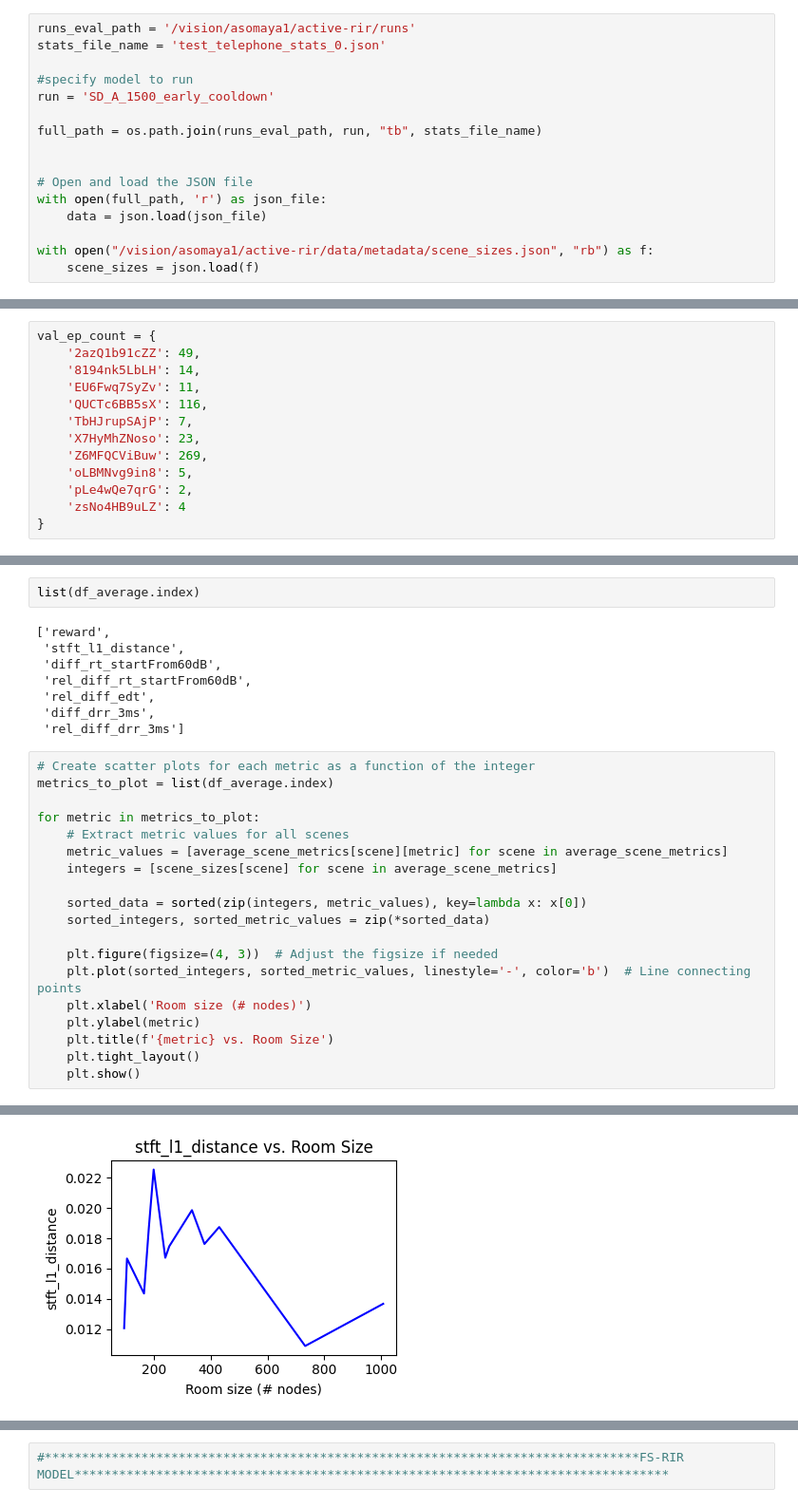
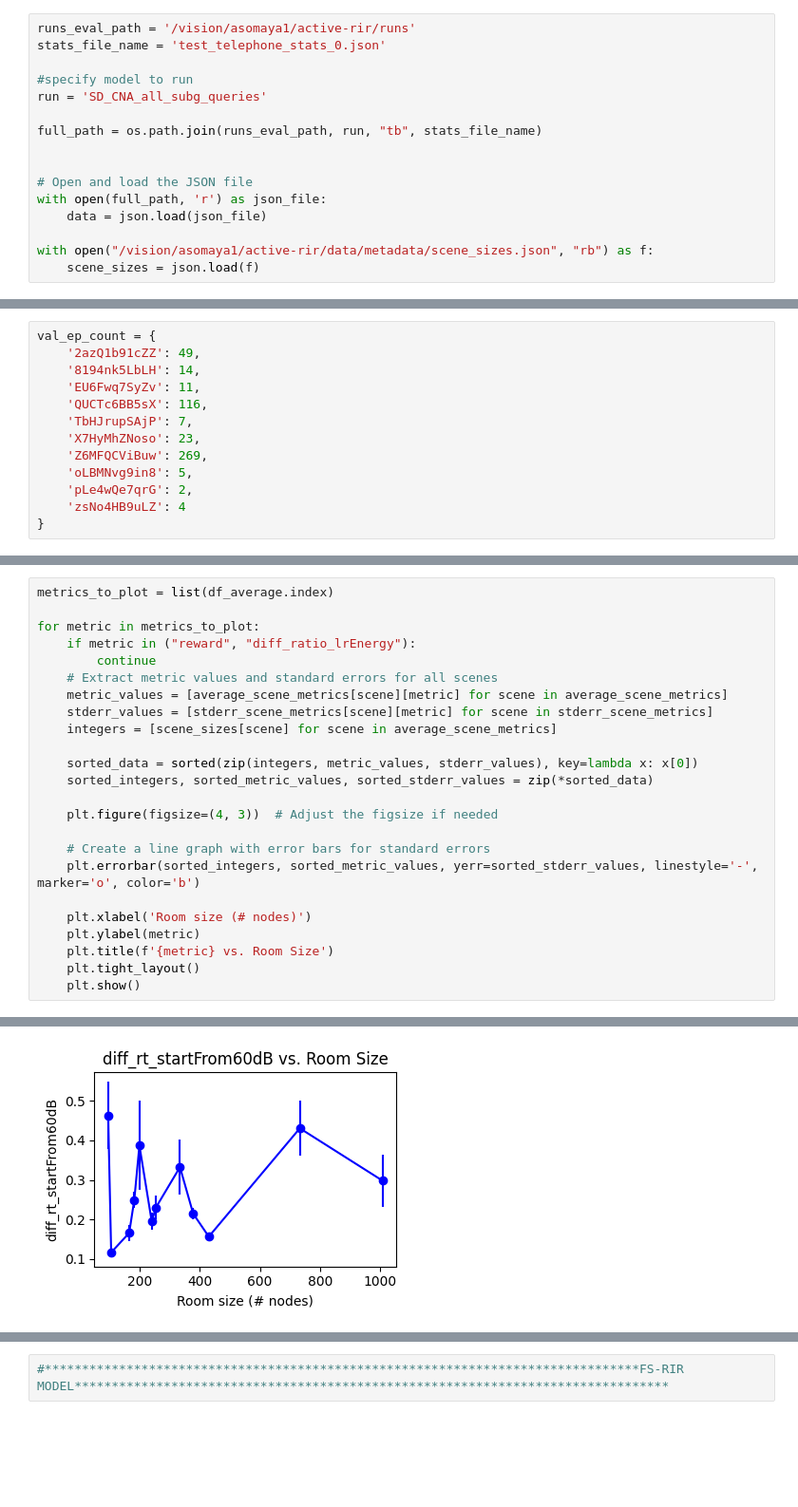
Before and after one commit to arjunrs1/active-rir, a Jupyter notebook: scripts/eval_stats_aggregation/compute_fs_rir_eval_stats.ipynb, the cells around one changed output, grey strips where cells are left out. Shown at 95% size. Drawn from its saved outputs; the diff is of its cells as text; blank space fills up the shorter version.

```diff
--- a/scripts/eval_stats_aggregation/compute_fs_rir_eval_stats.ipynb
+++ b/scripts/eval_stats_aggregation/compute_fs_rir_eval_stats.ipynb
@@ -13,7 +13,7 @@ runs_eval_path = '/vision/asomaya1/active-rir/runs'
 stats_file_name = 'test_telephone_stats_0.json'
 
 #specify model to run
-run = 'SD_A_1500_early_cooldown'
+run = 'SD_CNA_all_subg_queries'
 
 full_path = os.path.join(runs_eval_path, run, "tb", stats_file_name)
 
@@ -218,27 +159,22 @@ Metrics Stratified by Scene:
-# %%
-list(df_average.index)
-# %% [output]
-['reward',
- 'stft_l1_distance',
- 'diff_rt_startFrom60dB',
- 'rel_diff_rt_startFrom60dB',
- 'rel_diff_edt',
- 'diff_drr_3ms',
- 'rel_diff_drr_3ms']
 # %%
-# Create scatter plots for each metric as a function of the integer
 metrics_to_plot = list(df_average.index)
 
 for metric in metrics_to_plot:
-    # Extract metric values for all scenes
+    if metric in ("reward", "diff_ratio_lrEnergy"):
+        continue
+    # Extract metric values and standard errors for all scenes
     metric_values = [average_scene_metrics[scene][metric] for scene in average_scene_metrics]
+    stderr_values = [stderr_scene_metrics[scene][metric] for scene in stderr_scene_metrics]
     integers = [scene_sizes[scene] for scene in average_scene_metrics]
 
-    sorted_data = sorted(zip(integers, metric_values), key=lambda x: x[0])
-    sorted_integers, sorted_metric_values = zip(*sorted_data)
+    sorted_data = sorted(zip(integers, metric_values, stderr_values), key=lambda x: x[0])
+    sorted_integers, sorted_metric_values, sorted_stderr_values = zip(*sorted_data)
 
     plt.figure(figsize=(4, 3))  # Adjust the figsize if needed
-    plt.plot(sorted_integers, sorted_metric_values, linestyle='-', color='b')  # Line connecting points
+
+    # Create a line graph with error bars for standard errors
+    plt.errorbar(sorted_integers, sorted_metric_values, yerr=sorted_stderr_values, linestyle='-', marker='o', color='b')
+
     plt.xlabel('Room size (# nodes)')
     plt.ylabel(metric)
     plt.title(f'{metric} vs. Room Size')
@@ -249 +185 @@ for metric in metrics_to_plot:
-[figure, old version]
+[figure, new version]
```
Also changed, not shown: parts of 15 cells of this notebook, 11 other files.
